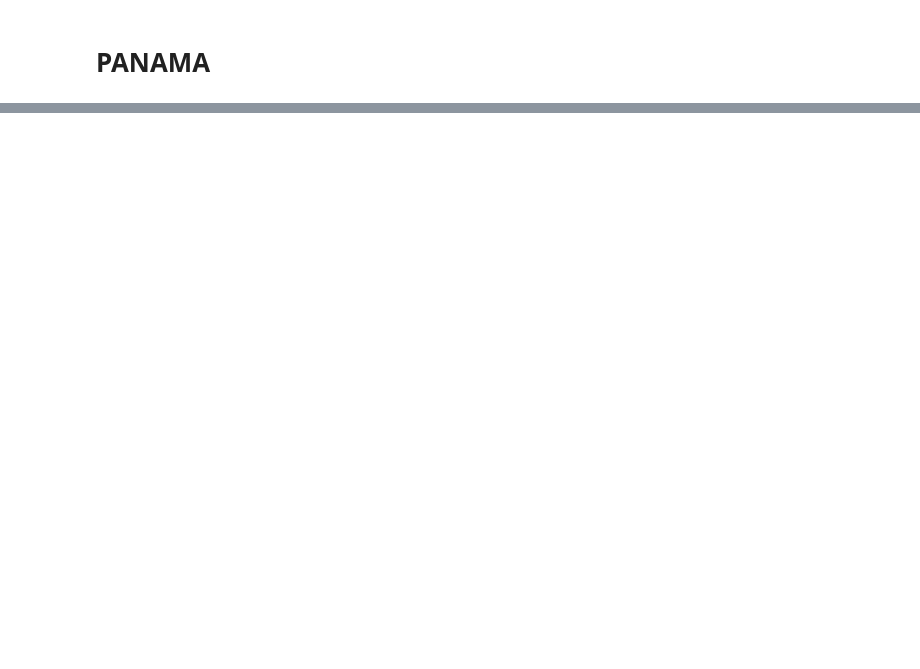
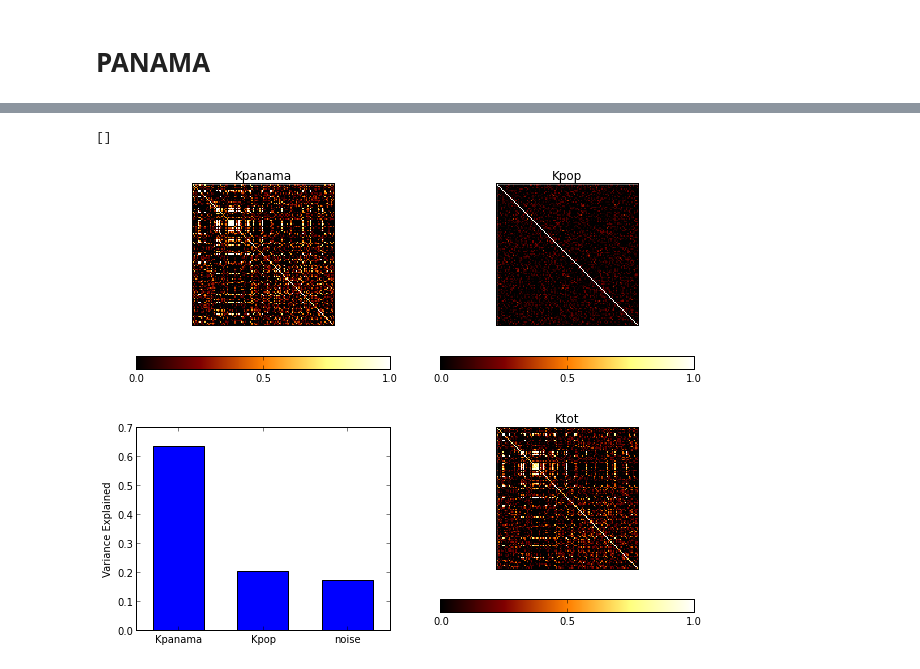
Before and after one commit to PMBio/limix-tutorials, a Jupyter notebook: demo_yeast.ipynb, the cells around one changed output, grey strips where cells are left out. Cells and saved outputs as stored; diff of their text form; code cells hidden in the pictures; blank space fills up the shorter version.

```diff
--- a/demo_yeast.ipynb
+++ b/demo_yeast.ipynb
@@ -1015,0 +1082,37 @@ PL.xlabel('Extent of penalization')
+# %%
+# train panama with rank=15 (~60-70% of the variance)
+p = PANAMA.PANAMA(Y=Y,Kpop=R)
+p.train(rank=15)
+# retrieve stuff
+Kpanama = p.get_Kpanama()
+Ktot    = p.get_Ktot()
+vComp   = p.get_varianceComps()
+# %%
+# compare Kpanama matrix, Kpop, and the total matrix
+PL.figure(1,figsize=(10,8))
+plt = PL.subplot(2,2,1)
+PL.title('Kpanama')
+PL.imshow(Kpanama,vmin=0,vmax=1,interpolation='none',cmap=cm.afmhot)
+PL.colorbar(ticks=[0,0.5,1],orientation='horizontal')
+plt.set_xticks([])
+plt.set_yticks([])
+plt = PL.subplot(2,2,2)
+PL.title('Kpop')
+PL.imshow(R,vmin=0,vmax=1,interpolation='none',cmap=cm.afmhot)
+PL.colorbar(ticks=[0,0.5,1],orientation='horizontal')
+plt.set_xticks([])
+plt.set_yticks([])
+plt = PL.subplot(2,2,3)
+PL.bar(SP.arange(3)+0.2,vComp,width=0.6)
+plt.set_xticks([0.5,1.5,2.5])
+plt.set_xticklabels(['Kpanama','Kpop','noise'])
+PL.ylabel('Variance Explained')
+plt = PL.subplot(2,2,4)
+PL.title('Ktot')
+PL.imshow(Ktot,vmin=0,vmax=1,interpolation='none',cmap=cm.afmhot)
+PL.colorbar(ticks=[0,0.5,1],orientation='horizontal')
+plt.set_xticks([])
+plt.set_yticks([])
+# %% [output]
+[]
+[figure, added]
```
Also changed, not shown: parts of 8 cells of this notebook.
